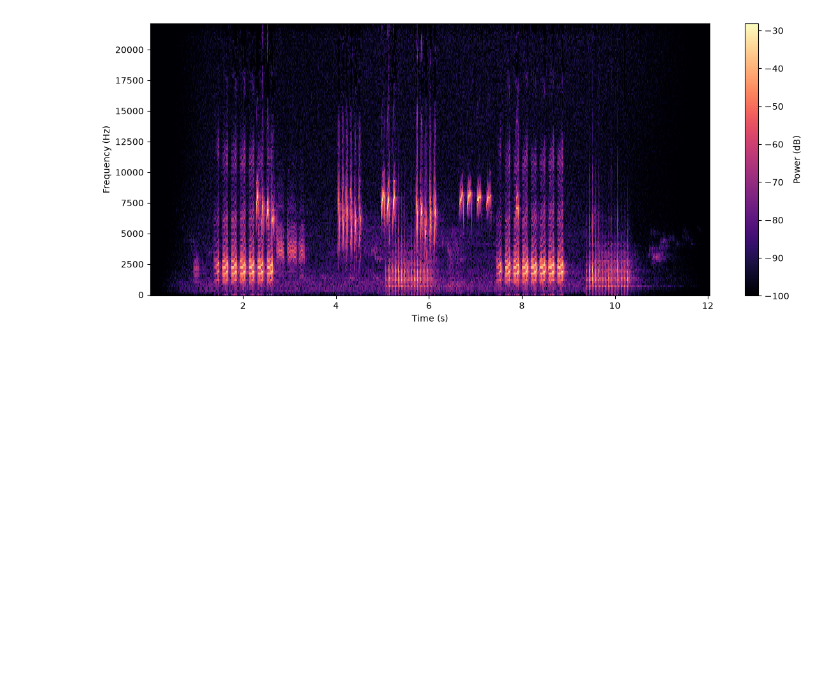
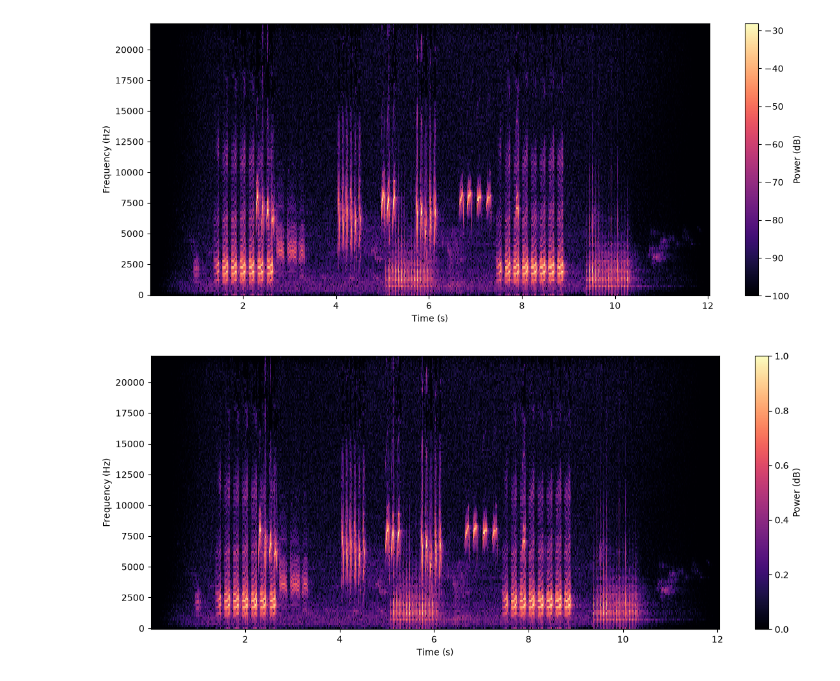
Before and after one commit to mfrans1/Oortje, a Jupyter notebook: test_bed.ipynb, the cells around one changed output. Drawn from its saved outputs; the diff is of its cells as text; code cells hidden in the pictures; blank space fills up the shorter version.

```diff
--- a/test_bed.ipynb
+++ b/test_bed.ipynb
@@ -8,3 +8,8 @@ spec = Spectrogram(example)
 spec.plot()
 # %% [output]
 [figure]
+# %%
+spec.normalize()
+spec.plot()
+# %% [output]
+[figure, added]
```
Also changed, not shown: 1 other file.
